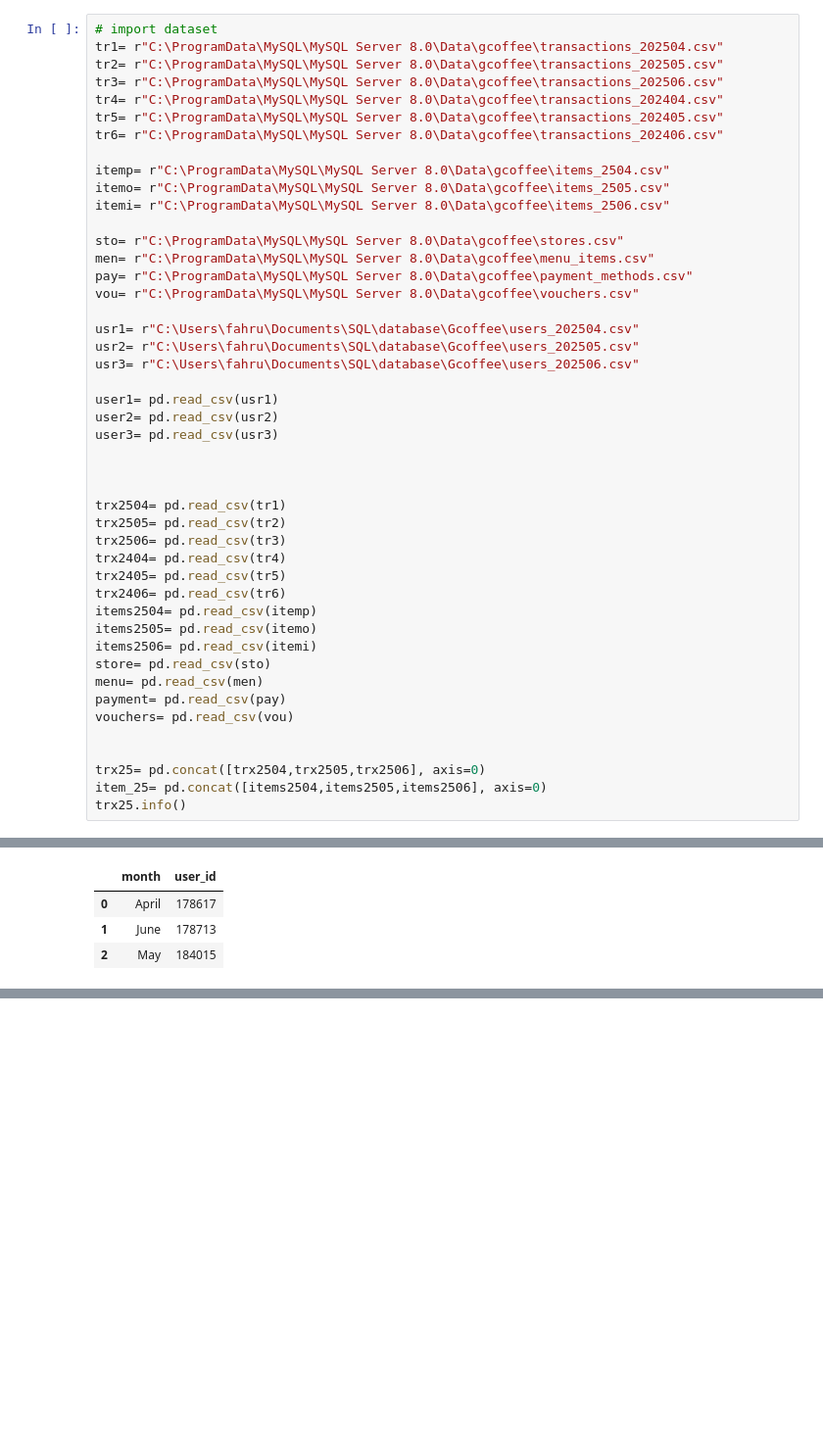
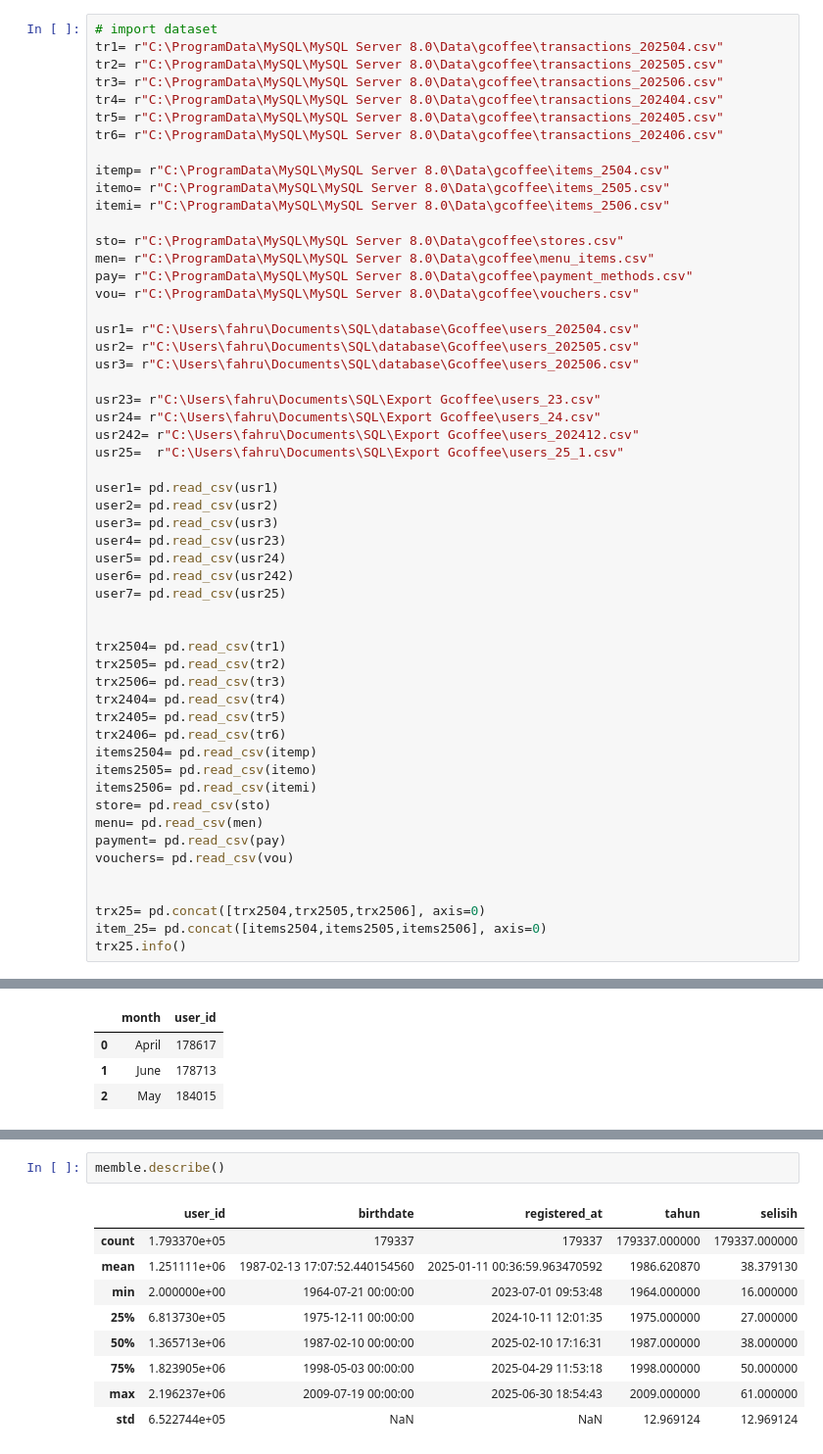
Before and after one commit to enthokz/GCoffee-Shop-Analysis, a Jupyter notebook: Gcoffe_EDA.ipynb, the cells around one changed output, grey strips where cells are left out. Shown: that part at 98% size. Saved outputs shown, nothing was run; the diff lists cells and outputs as text; blank space fills up the shorter version.

```diff
--- a/Gcoffe_EDA.ipynb
+++ b/Gcoffe_EDA.ipynb
@@ -28,10 +28,18 @@ usr1= r"C:\Users\fahru\Documents\SQL\database\Gcoffee\users_202504.csv"
 usr2= r"C:\Users\fahru\Documents\SQL\database\Gcoffee\users_202505.csv"
 usr3= r"C:\Users\fahru\Documents\SQL\database\Gcoffee\users_202506.csv"
 
+usr23= r"C:\Users\fahru\Documents\SQL\Export Gcoffee\users_23.csv"
+usr24= r"C:\Users\fahru\Documents\SQL\Export Gcoffee\users_24.csv"
+usr242= r"C:\Users\fahru\Documents\SQL\Export Gcoffee\users_202412.csv"
+usr25=  r"C:\Users\fahru\Documents\SQL\Export Gcoffee\users_25_1.csv"
+
 user1= pd.read_csv(usr1)
 user2= pd.read_csv(usr2)
 user3= pd.read_csv(usr3)
-
+user4= pd.read_csv(usr23)
+user5= pd.read_csv(usr24)
+user6= pd.read_csv(usr242)
+user7= pd.read_csv(usr25)
 
 
 trx2504= pd.read_csv(tr1)
@@ -393,0 +453,12 @@ member.to_csv('member25.csv', index=False)
+# %%
+memble.describe()
+# %% [output]
+|  | user_id | birthdate | registered_at | tahun | selisih |
+| count | 1.793370e+05 | 179337 | 179337 | 179337.000000 | 179337.000000 |
+| mean | 1.251111e+06 | 1987-02-13 17:07:52.440154560 | 2025-01-11 00:36:59.963470592 | 1986.620870 | 38.379130 |
+| min | 2.000000e+00 | 1964-07-21 00:00:00 | 2023-07-01 09:53:48 | 1964.000000 | 16.000000 |
+| 25% | 6.813730e+05 | 1975-12-11 00:00:00 | 2024-10-11 12:01:35 | 1975.000000 | 27.000000 |
+| 50% | 1.365713e+06 | 1987-02-10 00:00:00 | 2025-02-10 17:16:31 | 1987.000000 | 38.000000 |
+| 75% | 1.823905e+06 | 1998-05-03 00:00:00 | 2025-04-29 11:53:18 | 1998.000000 | 50.000000 |
+| max | 2.196237e+06 | 2009-07-19 00:00:00 | 2025-06-30 18:54:43 | 2009.000000 | 61.000000 |
+| std | 6.522744e+05 | NaN | NaN | 12.969124 | 12.969124 |
```
Also changed, not shown: parts of 10 cells of this notebook, 2 other files.
